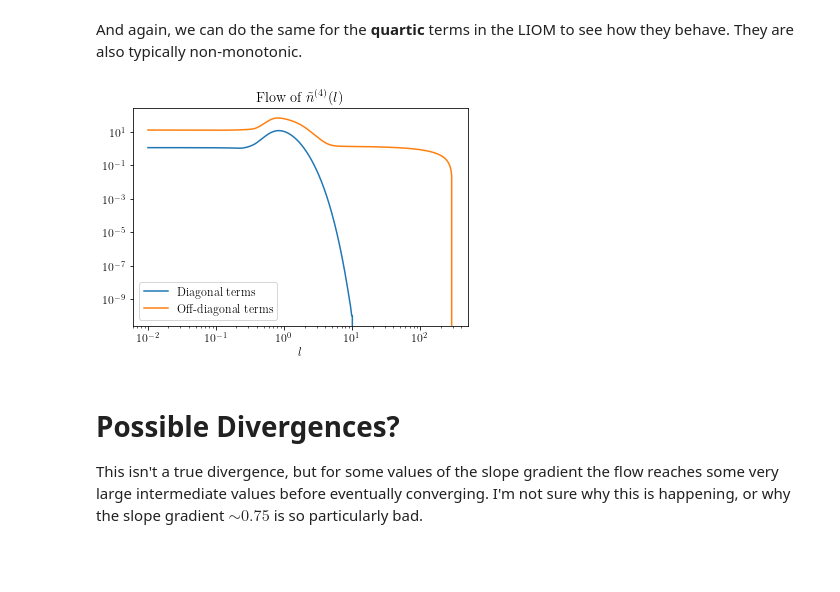
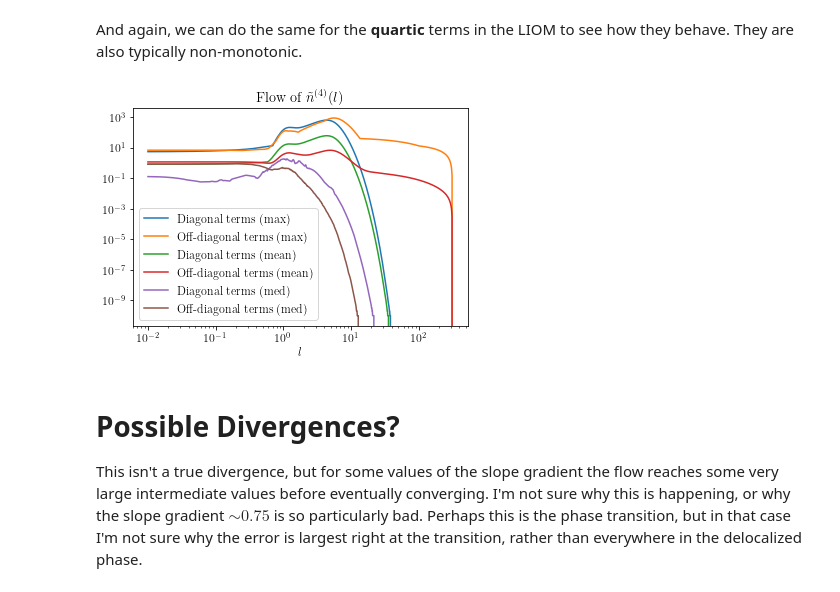
Before and after one commit to sjt48/PyFlow, a Jupyter notebook: flow_plots.ipynb, the cells around one changed output. Saved outputs shown, nothing was run; the diff lists cells and outputs as text; code cells hidden in the pictures; blank space fills up the shorter version.

```diff
--- a/flow_plots.ipynb
+++ b/flow_plots.ipynb
@@ -25,11 +25,11 @@ mpl.rcParams['mathtext.rm'] = 'serif'
 Now we input the various parameters to import the file we're interested in. This notebook contains plots of the entire flow, and so we restrict ourselves to system sizes of $ n \leq 12$, as otherwise storing $\mathcal{O}(n^4)$ variables for all $\mathcal{O}(10^3)$ flow time steps becomes prohibitive.
 # %%
 # Parameters
-n = 4                           # System size
+n = 8                           # System size
 delta = 0.1                     # Nearest-neighbour interaction strength
 J = 1.0                         # Nearest-neighbour hopping amplitude
 
-d = 0.5                         # Slope gradient ('disorder strength')
+d = 0.50                        # Slope gradient ('disorder strength')
 norm = False                    # Normal-ordering, can be true or false
 Hflow = True                    # Whether to store the flowing Hamiltonian (true) or generator (false)
                                 # Storing H(l) allows SciPy ODE integration to add extra flow time steps
@@ -60,7 +60,7 @@ if dis_type != 'curved':
 # Get directory name
 nvar = init.namevar(dis_type,dyn,norm,n,LIOM)
 
-with h5py.File('%s/tflow-d%.2f-x%.2f-Jz%.2f-p%s.h5' %(nvar,d,x,delta,0),'r') as hf:
+with h5py.File('data/%s/tflow-d%.2f-x%.2f-Jz%.2f-p%s.h5' %(nvar,d,x,delta,0),'r') as hf:
     flow = np.array(hf.get('flow'))
     dl_list = np.array(hf.get('dl_list'))
 
@@ -293,39 +308,51 @@ plt.close()
 # %% [markdown]
 And again, we can do the same for the **quartic** terms in the LIOM to see how they behave. They are also typically non-monotonic.
 # %%
-dlist = np.zeros(len(flow))
-odlist = np.zeros(len(flow))
+dlist_max = np.zeros(len(flow))
+odlist_max = np.zeros(len(flow))
+dlist_mean = np.zeros(len(flow))
+odlist_mean = np.zeros(len(flow))
+dlist_med = np.zeros(len(flow))
+odlist_med = np.zeros(len(flow))
 for k in range(len(flow)):
     Hint2 = (flow[k,2*n**2+n**4:2*n**2+2*n**4]).reshape(n,n,n,n)
     HFint = np.zeros(n**2).reshape(n,n)
     off_diag = []
     for i in range(n):
         for j in range(n):
             for q in range(n):
                 for p in range(n):
                     if i==j and p==q:
                         HFint[i,q] = Hint2[i,i,q,q]
                     elif i == p and j==q:
                         HFint[i,j] += -Hint2[i,j,j,i]
                     else:
                         off_diag += [Hint2[i,j,q,p]]
 
-    dlist[k] = np.sum(np.abs(HFint).reshape(n**2))
-    odlist[k] = np.sum(np.abs(off_diag))
+    dlist_max[k] = np.max(np.abs(HFint).reshape(n**2))
+    odlist_max[k] = np.max(np.abs(off_diag))
+    dlist_mean[k] = np.mean(np.abs(HFint).reshape(n**2))
+    odlist_mean[k] = np.mean(np.abs(off_diag))
+    dlist_med[k] = np.median(np.abs(HFint).reshape(n**2))
+    odlist_med[k] = np.median(np.abs(off_diag))
 
-plt.plot(dl_list,np.round(dlist,10),label='Diagonal terms')
-plt.plot(dl_list,np.round(odlist,10),label='Off-diagonal terms')
+plt.plot(dl_list,np.round(dlist_max,10),label='Diagonal terms (max)')
+plt.plot(dl_list,np.round(odlist_max,10),label='Off-diagonal terms (max)')
+plt.plot(dl_list,np.round(dlist_mean,10),label='Diagonal terms (mean)')
+plt.plot(dl_list,np.round(odlist_mean,10),label='Off-diagonal terms (mean)')
+plt.plot(dl_list,np.round(dlist_med,10),label='Diagonal terms (med)')
+plt.plot(dl_list,np.round(odlist_med,10),label='Off-diagonal terms (med)')
 plt.legend()
 plt.title(r'Flow of $\tilde{n}^{(4)}(l)$')
 plt.xlabel(r'$l$')
 plt.yscale('log')
 plt.xscale('log')
 plt.show()
 plt.close()
 # %% [output]
-[figure, old version]
+[figure, new version]
 # %% [markdown]
 # Possible Divergences?
 
-This isn't a true divergence, but for some values of the slope gradient the flow reaches some very large intermediate values before eventually converging. I'm not sure why this is happening, or why the slope gradient $\sim 0.75$ is so particularly bad.
+This isn't a true divergence, but for some values of the slope gradient the flow reaches some very large intermediate values before eventually converging. I'm not sure why this is happening, or why the slope gradient $\sim 0.75$ is so particularly bad. Perhaps this is the phase transition, but in that case I'm not sure why the error is largest right at the transition, rather than everywhere in the delocalized phase.
 # %%
```
Also changed, not shown: parts of 13 cells of this notebook, 9 other files.
